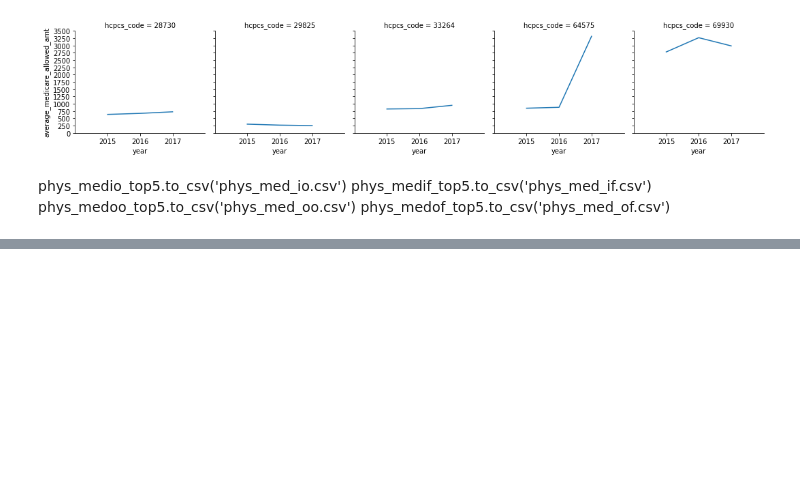
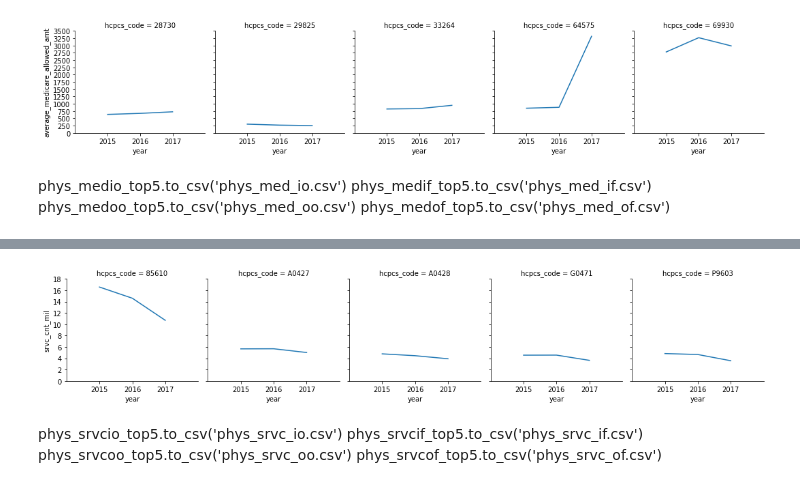
Before and after one commit to adamtsuch21/healthcare-bluebook-red-team, a Jupyter notebook: AT_option2.ipynb, the cells around one changed output, grey strips where cells are left out. Drawn from its saved outputs; the diff is of its cells as text; code cells hidden in the pictures; blank space fills up the shorter version.

```diff
--- a/AT_option2.ipynb
+++ b/AT_option2.ipynb
@@ -1016,0 +1339,7 @@ phys_medof_top5.to_csv('phys_med_of.csv')
+# %%
+phys_17_srvcof_top5 = phys_17_srvc_group[phys_17_srvc_group["hcpcs_code"].isin(['85610', 'A0427', 'A0428', 'G0471', 'P9603'])]
+phys_17_srvcof_top5 = phys_17_srvcof_top5.reset_index()
+phys_17_srvcof_top5['year'] = 2017
+phys_17_srvcof_top5['srvc_cnt_mil'] = phys_17_srvcof_top5['srvc_cnt_17']/1000000
+phys_17_srvcof_top5 = phys_17_srvcof_top5.drop(columns={'avg_med_amt_17', 'index', 'srvc_cnt_17'})
+print(phys_17_srvcof_top5)
@@ -1016,0 +1353,7 @@ phys_medof_top5.to_csv('phys_med_of.csv')
+# %%
+phys_16_srvcof_top5 = phys_16_srvc_group[phys_16_srvc_group["hcpcs_code"].isin(['85610', 'A0427', 'A0428', 'G0471', 'P9603'])]
+phys_16_srvcof_top5 = phys_16_srvcof_top5.reset_index()
+phys_16_srvcof_top5['year'] = 2016
+phys_16_srvcof_top5['srvc_cnt_mil'] = phys_16_srvcof_top5['srvc_cnt_16']/1000000
+phys_16_srvcof_top5 = phys_16_srvcof_top5.drop(columns={'avg_med_amt_16', 'index', 'srvc_cnt_16'})
+print(phys_16_srvcof_top5)
@@ -1016,0 +1367,7 @@ phys_medof_top5.to_csv('phys_med_of.csv')
+# %%
+phys_15_srvcof_top5 = phys_15_srvc_group[phys_15_srvc_group["hcpcs_code"].isin(['85610', 'A0427', 'A0428', 'G0471', 'P9603'])]
+phys_15_srvcof_top5 = phys_15_srvcof_top5.reset_index()
+phys_15_srvcof_top5['year'] = 2015
+phys_15_srvcof_top5['srvc_cnt_mil'] = phys_15_srvcof_top5['srvc_cnt_15']/1000000
+phys_15_srvcof_top5 = phys_15_srvcof_top5.drop(columns={'avg_med_amt_15', 'index', 'srvc_cnt_15'})
+print(phys_15_srvcof_top5)
@@ -1016,0 +1381,3 @@ phys_medof_top5.to_csv('phys_med_of.csv')
+# %%
+phys_srvcof_top5 = pd.concat([phys_17_srvcof_top5, phys_16_srvcof_top5, phys_15_srvcof_top5], ignore_index=True)
+print(phys_srvcof_top5)
@@ -1016,0 +1401,10 @@ phys_medof_top5.to_csv('phys_med_of.csv')
+# %%
+g = sns.FacetGrid(phys_srvcof_top5, col="hcpcs_code").set(xlim=(2014, 2018), ylim=(0, 18), xticks=[2015, 2016, 2017], yticks=[0, 2, 4, 6, 8, 10, 12, 14, 16, 18])
+g = g.map(plt.plot, "year", "srvc_cnt_mil")
+# %% [output]
+[figure, added]
+# %% [markdown]
+phys_srvcio_top5.to_csv('phys_srvc_io.csv')
+phys_srvcif_top5.to_csv('phys_srvc_if.csv')
+phys_srvcoo_top5.to_csv('phys_srvc_oo.csv')
+phys_srvcof_top5.to_csv('phys_srvc_of.csv')
```
Also changed, not shown: parts of 26 cells of this notebook, 4 other files.
